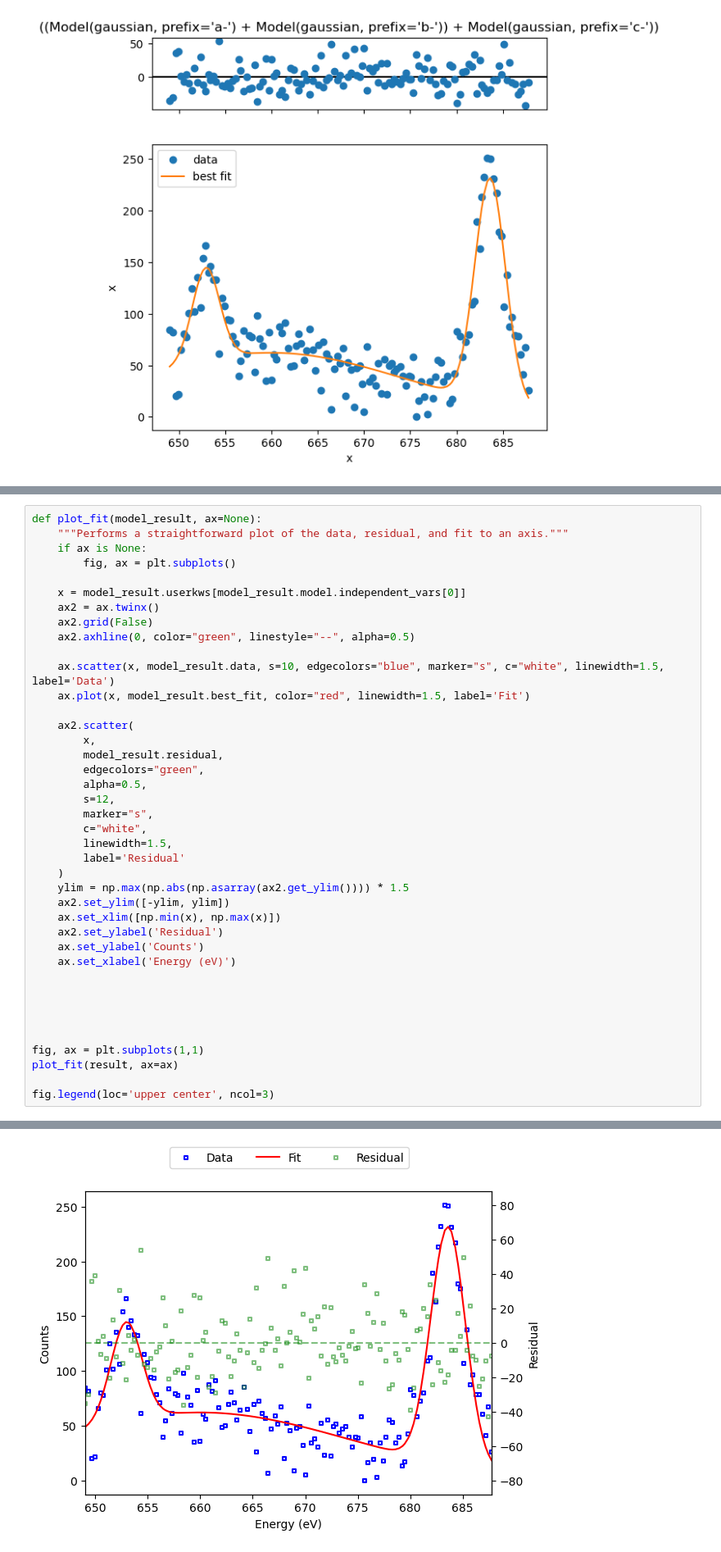
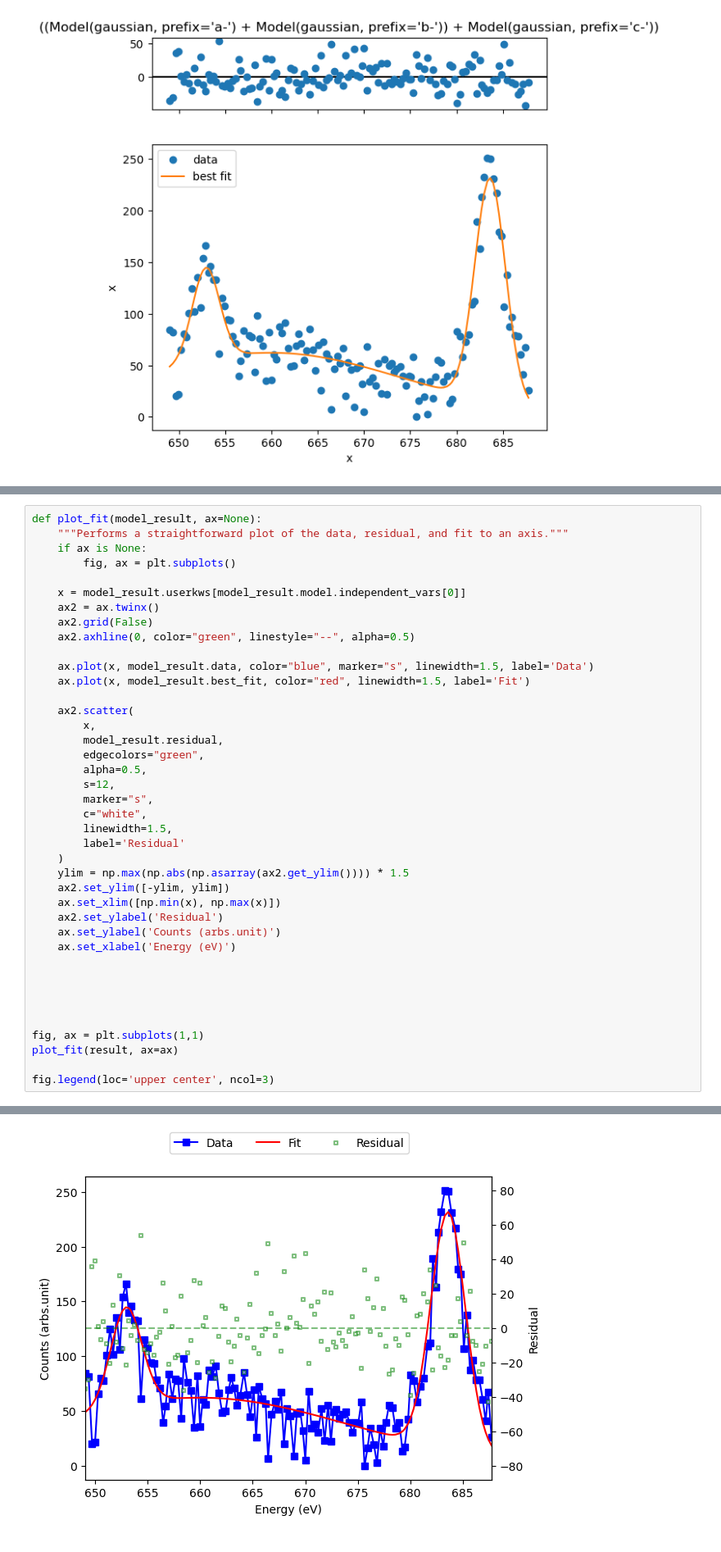
Before and after one commit to Nereumobu/advanced_lab_master, a Jupyter notebook: Ma_4/work_arpes_Mg_Ag_30V_3p.ipynb, the cells around one changed output, grey strips where cells are left out. Shown at 82% size. Saved outputs shown, nothing was run; the diff lists cells and outputs as text.

Commit message:
changed graphs

```diff
--- a/Ma_4/work_arpes_Mg_Ag_30V_3p.ipynb
+++ b/Ma_4/work_arpes_Mg_Ag_30V_3p.ipynb
@@ -207,35 +207,35 @@ def plot_fit(model_result, ax=None):
     ax2.grid(False)
     ax2.axhline(0, color="green", linestyle="--", alpha=0.5)
 
-    ax.scatter(x, model_result.data, s=10, edgecolors="blue", marker="s", c="white", linewidth=1.5, label='Data')
+    ax.plot(x, model_result.data, color="blue", marker="s", linewidth=1.5, label='Data')
     ax.plot(x, model_result.best_fit, color="red", linewidth=1.5, label='Fit')
 
     ax2.scatter(
         x,
         model_result.residual,
         edgecolors="green",
         alpha=0.5,
         s=12,
         marker="s",
         c="white",
         linewidth=1.5,
         label='Residual'
     )
     ylim = np.max(np.abs(np.asarray(ax2.get_ylim()))) * 1.5
     ax2.set_ylim([-ylim, ylim])
     ax.set_xlim([np.min(x), np.max(x)])
     ax2.set_ylabel('Residual')
-    ax.set_ylabel('Counts')
+    ax.set_ylabel('Counts (arbs.unit)')
     ax.set_xlabel('Energy (eV)')
 
 
 
 
 
 fig, ax = plt.subplots(1,1)
 plot_fit(result, ax=ax)
 
 fig.legend(loc='upper center', ncol=3)
 # %% [output]
 <matplotlib.legend.Legend at 0x...>
-[figure, old version]
+[figure, new version]
```
Also changed, not shown: parts of 1 cell of this notebook, 25 other files.
